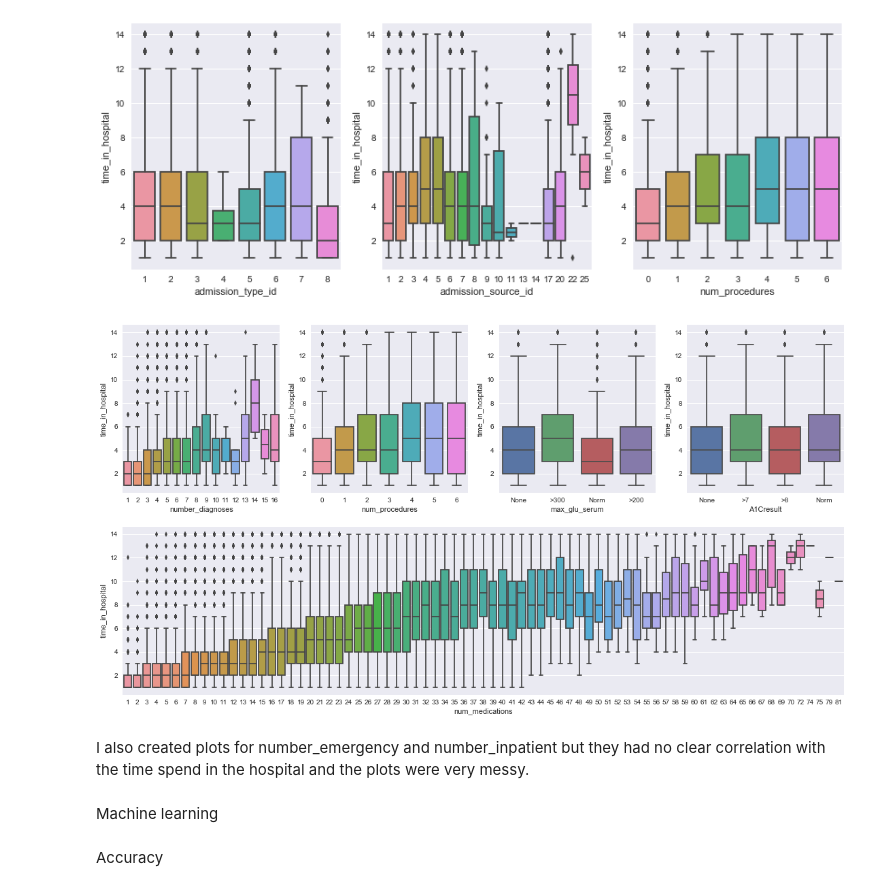
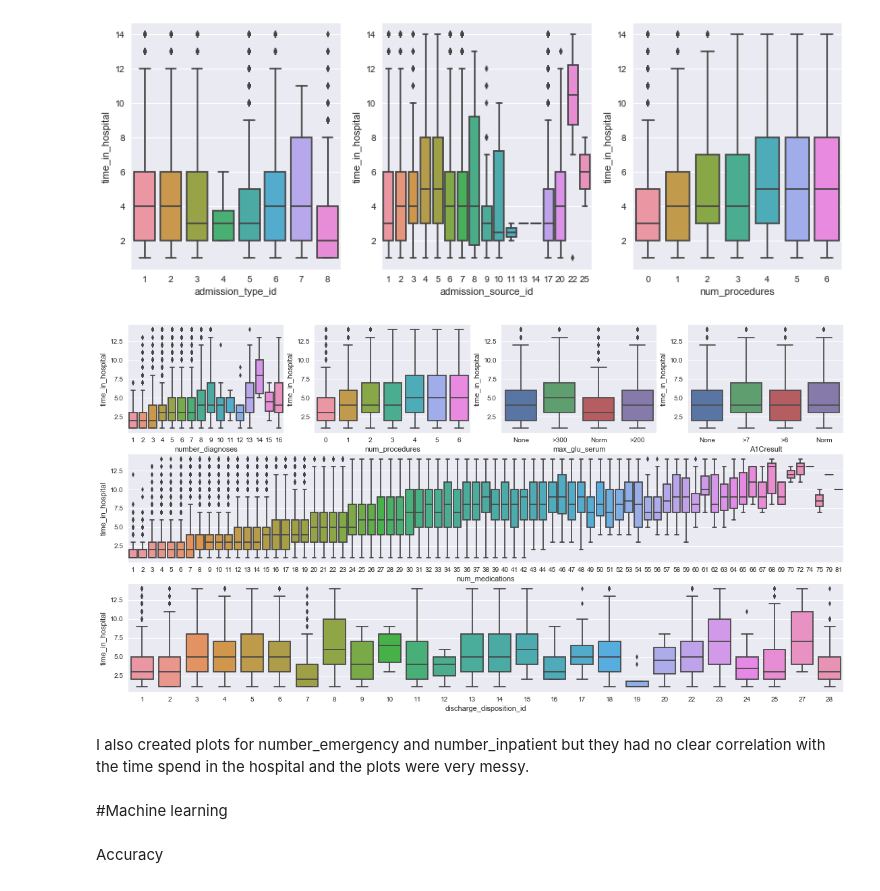
Before and after one commit to ubaer/ADS-ML, a Jupyter notebook: Miniproject/ML_Miniproject_Kevin_Jetten.ipynb, the cells around one changed output. Saved outputs shown, nothing was run; the diff lists cells and outputs as text; code cells hidden in the pictures.

Commit message:
Added a small plot about the discharde dispoition id. Also updated the word document and added the chapter about exploring the data

```diff
--- a/Miniproject/ML_Miniproject_Kevin_Jetten.ipynb
+++ b/Miniproject/ML_Miniproject_Kevin_Jetten.ipynb
@@ -211,34 +211,37 @@ plt.show()
 # %%
 matplotlib.rcParams['figure.figsize'] = 19,10
 
 number_cases = pd.DataFrame(
     {'number_diagnoses': data['number_diagnoses'],
      'num_procedures': data['num_procedures'],
      'max_glu_serum': data['max_glu_serum'],
      'A1Cresult': data['A1Cresult'],
+     'discharge_disposition_id': data['discharge_disposition_id'],
      'num_medications': data['num_medications'],
      'time_in_hospital': data['time_in_hospital']})
-gs = gridspec.GridSpec(2, 4)
+gs = gridspec.GridSpec(3, 4)
 
 pl.figure()
 ax1 = pl.subplot(gs[0, 0])
 ax2 = pl.subplot(gs[0, 1])
 ax3 = pl.subplot(gs[0, 2])
 ax4 = pl.subplot(gs[0, 3])
 ax5 = pl.subplot(gs[1, :])
+ax6 = pl.subplot(gs[2, :])
 
 sns.boxplot(x="number_diagnoses", y="time_in_hospital", data=number_cases, ax=ax1)
 sns.boxplot(x="num_procedures", y="time_in_hospital", data=number_cases, ax=ax2)
 sns.boxplot(x="max_glu_serum", y="time_in_hospital", data=number_cases, ax=ax3)
 sns.boxplot(x="A1Cresult", y="time_in_hospital", data=number_cases, ax=ax4)
 sns.boxplot(x="num_medications", y="time_in_hospital", data=number_cases, ax=ax5)
+sns.boxplot(x="discharge_disposition_id", y="time_in_hospital", data=number_cases, ax=ax6)
 
 plt.show()
 # %% [output]
-[figure, old version]
+[figure, new version]
 # %% [markdown]
 I also created plots for number_emergency and number_inpatient but they had no clear correlation with the time spend in the hospital and the plots were very messy.
-# %% [markdown]
-Machine learning
+# %% [markdown]
+#Machine learning
 # %% [markdown]
 Accuracy
```
Also changed, not shown: parts of 2 cells of this notebook, 1 other file.
